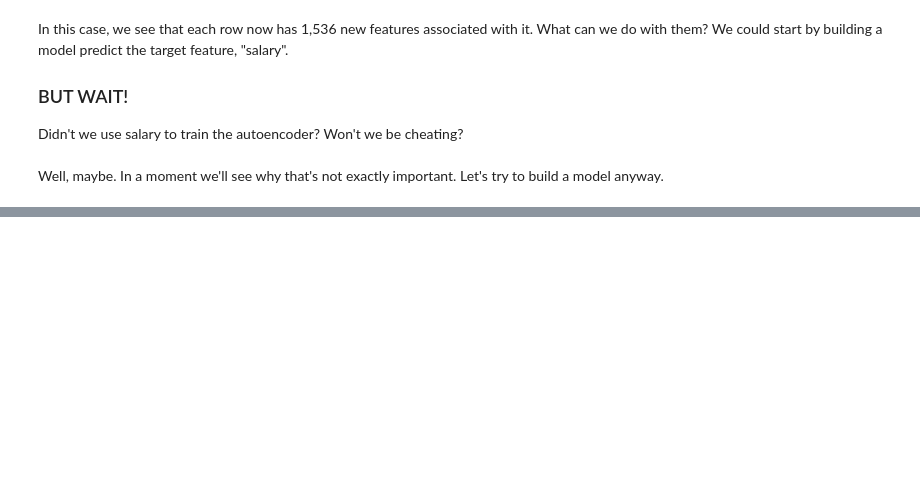
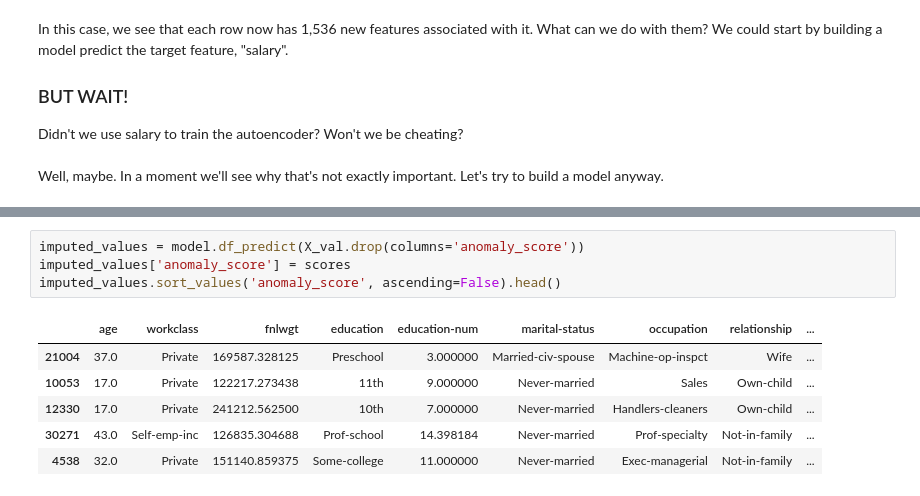
Before and after one commit to AlliedToasters/dfencoder, a Jupyter notebook: demo_data/demo.ipynb, the cells around one changed output, grey strips where cells are left out. Drawn from its saved outputs; the diff is of its cells as text; blank space fills up the shorter version.

```diff
--- a/demo_data/demo.ipynb
+++ b/demo_data/demo.ipynb
@@ -431,0 +278,11 @@ ef.swap()
+# %%
+imputed_values = model.df_predict(X_val.drop(columns='anomaly_score'))
+imputed_values['anomaly_score'] = scores
+imputed_values.sort_values('anomaly_score', ascending=False).head()
+# %% [output]
+|  | age | workclass | fnlwgt | education | education-num | marital-status | occupation | relationship | ... |
+| 21004 | 37.0 | Private | 169587.328125 | Preschool | 3.000000 | Married-civ-spouse | Machine-op-inspct | Wife | ... |
+| 10053 | 17.0 | Private | 122217.273438 | 11th | 9.000000 | Never-married | Sales | Own-child | ... |
+| 12330 | 17.0 | Private | 241212.562500 | 10th | 7.000000 | Never-married | Handlers-cleaners | Own-child | ... |
+| 30271 | 43.0 | Self-emp-inc | 126835.304688 | Prof-school | 14.398184 | Never-married | Prof-specialty | Not-in-family | ... |
+| 4538 | 32.0 | Private | 151140.859375 | Some-college | 11.000000 | Never-married | Exec-managerial | Not-in-family | ... |
```
Also changed, not shown: parts of 52 cells of this notebook.
